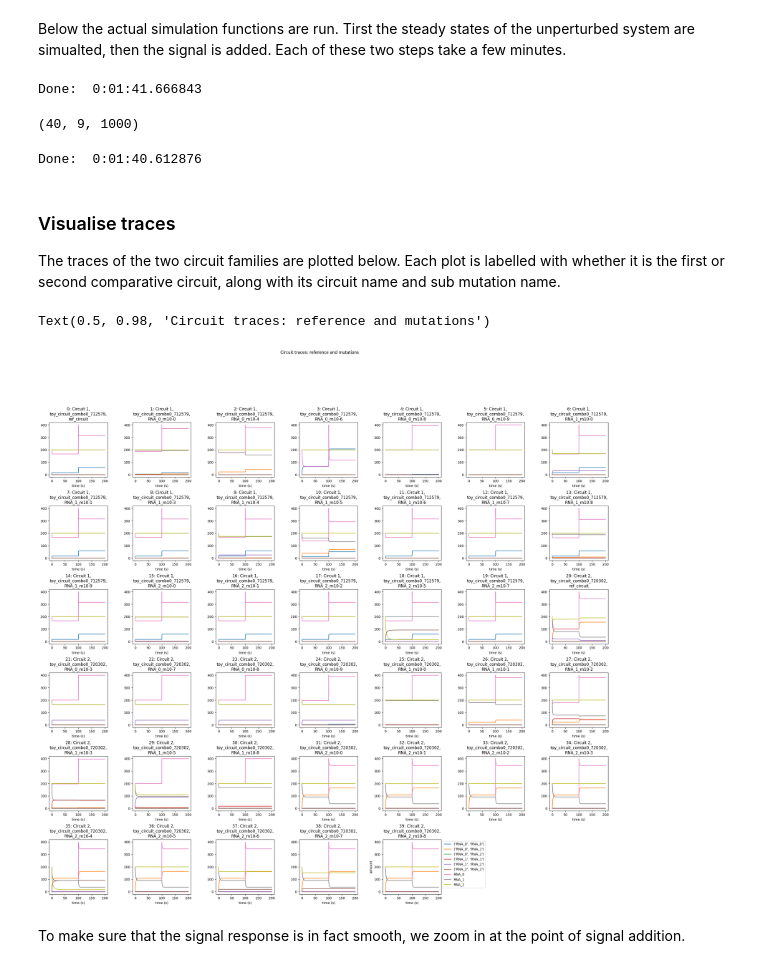
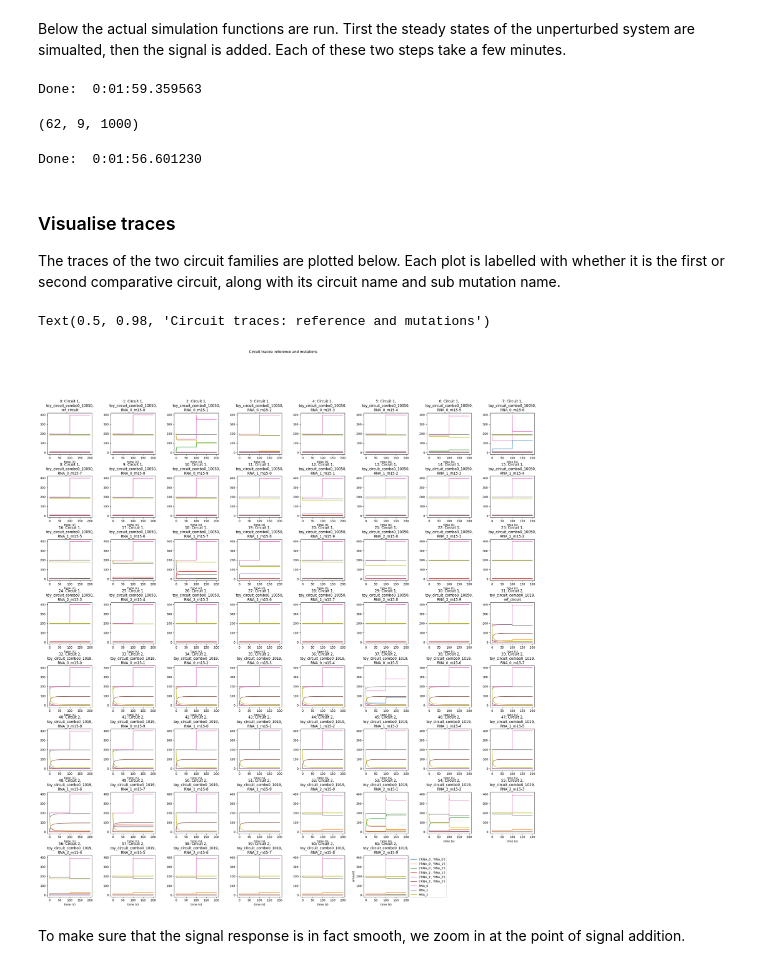
Before and after one commit to olive004/synbio_morpher, a Jupyter notebook: notebooks/15_circuit_case_study.ipynb, the cells around one changed output. Saved outputs shown, nothing was run; the diff lists cells and outputs as text; code cells hidden in the pictures.

Commit message:
fixed data dir definition

```diff
--- a/notebooks/15_circuit_case_study.ipynb
+++ b/notebooks/15_circuit_case_study.ipynb
@@ -89,13 +72,17 @@ In order to find good candidates for a case study, we want to look at circuits w
 # %% [markdown]
 ### Load Data
 # %%
-fn = '../data/ensemble_mutation_effect_analysis/2023_06_05_164913/summarise_simulation/tabulated_mutation_info.csv'
+# fn = '../data/ensemble_mutation_effect_analysis/2023_06_05_164913/summarise_simulation/tabulated_mutation_info.csv'
+fn = '../data/summarise_simulation/2023_07_17_222747/tabulated_mutation_info.csv'
 og_dir = '../data/generate_seqs_flexible/2023_04_17_205800/'
 data = pd.read_csv(fn)
 # data, num_group_cols, num_bs_cols, numerical_cols, key_cols, mutation_log, bs_range_cols = proc_info(data)
 # dfm = melt(data[data['sample_name'] == 'RNA_0'], num_group_cols, num_bs_cols, numerical_cols, key_cols, mutation_log, bs_range_cols)
+# %%
+data = data.drop(data[data['sample_name'].isna()].index)
 # %%
-config = load_json_as_dict(os.path.join(fn.split('summarise')[0], 'mutation_effect_on_interactions_signal', 'experiment.json'))
+# config = load_json_as_dict(os.path.join(fn.split('summarise')[0], 'mutation_effect_on_interactions_signal', 'experiment.json'))
+config = load_json_as_dict('/home/wadh6511/Kode/synbio_morpher/data/summarise_simulation/2023_07_17_222747/mutation_experiment.json')
 config = config['config_filepath']
 config['experiment']['purpose'] = 'tests'
 # %% [markdown]
@@ -230,7 +217,7 @@ def load_circuit(circ_row, config, og_dir: str):
                     'energies': flatten_to_matrix(circ_row[get_true_interaction_cols(data, 'energies')].values.squeeze()),
                     'binding_sites': flatten_to_matrix(circ_row[get_true_interaction_cols(data, 'binding_sites')].values.squeeze())}
     circuit = construct_circuit_from_cfg({
-        'data_path': circ_path,
+        'data_path': circ_path.replace('toy_mRNA_circuit_', 'toy_circuit_combo0_'),
         'interactions': interactions
     }, config)
     circuit.subname = circ_row['mutation_name']
@@ -244,9 +231,9 @@ def batch_load(circ_rows: pd.DataFrame, ref_c: pd.DataFrame, og_dir: str, config
         circuits.append(load_circuit(circ_row=circ_row, config=config, og_dir=og_dir))
     return circuits
 
-circ_rows1 = data[(data['circuit_name'] == circ1_m_df['circuit_name'].values[0]) & (data['mutation_num'] == circ1_m_df['mutation_num'].values[0]) & (data['num_interacting'] | data['num_self_interacting']) & (data['sample_name'] == 'RNA_2')]
+circ_rows1 = data[(data['circuit_name'] == circ1_m_df['circuit_name'].values[0]) & (data['mutation_num'] == circ1_m_df['mutation_num'].values[0]) & ((data['num_interacting'] != 0) | (data['num_self_interacting'] != 0)) & (data['sample_name'] == 'RNA_2')]
 ref_c1 = data[(data['circuit_name'] == circ1_m_df['circuit_name'].values[0]) & (data['mutation_name'] == 'ref_circuit') & (data['sample_name'] == 'RNA_2')]
-circ_rows2 = data[(data['circuit_name'] == circ2_m_df['circuit_name'].values[0]) & (data['mutation_num'] == circ2_m_df['mutation_num'].values[0]) & (data['num_interacting'] | data['num_self_interacting']) & (data['sample_name'] == 'RNA_2')]
+circ_rows2 = data[(data['circuit_name'] == circ2_m_df['circuit_name'].values[0]) & (data['mutation_num'] == circ2_m_df['mutation_num'].values[0]) & ((data['num_interacting'] != 0) | (data['num_self_interacting'] != 0)) & (data['sample_name'] == 'RNA_2')]
 ref_c2 = data[(data['circuit_name'] == circ2_m_df['circuit_name'].values[0]) & (data['mutation_name'] == 'ref_circuit') & (data['sample_name'] == 'RNA_2')]
 circuits1 = batch_load(circ_rows1, ref_c1, og_dir, config)
 circuits2 = batch_load(circ_rows2, ref_c2, og_dir, config)
@@ -322,11 +302,11 @@ b_steady_states = (b_copynumbers[:, :, -1] * ((signal.onehot == 0) * 1)) + \
 #                                 'steady_states').analytics['initial_steady_states'].flatten() *
 #                              signal.func.keywords['target']) * signal.onehot
 # %% [output]
-Done:  0:01:41.666843
+Done:  0:01:59.359563
 # %%
 b_copynumbers.shape
 # %% [output]
-(40, 9, 1000)
+(62, 9, 1000)
 # %%
 
 b_new_copynumbers, tyy = simulate_steady_states(
@@ -343,7 +323,7 @@ for i, c in enumerate(circuits):
     if not c.use_prod_and_deg:
         b_new_copynumbers[i, :, :] = np.concatenate([np.expand_dims(b_copynumbers[i, :, -1], axis=1), b_new_copynumbers[i, :, :-1]], axis=1)
 # %% [output]
-Done:  0:01:40.612876
+Done:  0:01:56.601230
 # %% [markdown]
 ### Visualise traces
 
@@ -351,23 +331,23 @@ The traces of the two circuit families are plotted below. Each plot is labelled
 # %%
 num_circuits = len(circuits)
 nm=0
 tdisplay = (0, len(tss) + len(tyy))
 fig = plt.figure(figsize=(30, 30))
 fig.subplots_adjust(hspace=0.525, wspace=0.425)
 for i, circ in enumerate(circuits):
-    ax = plt.subplot(7,7,i+1)
+    ax = plt.subplot(8,8,i+1)
     plt.plot(np.concatenate([tss, tyy + tss[-1]])[tdisplay[0]:tdisplay[1]], np.concatenate([b_copynumbers[i].T, b_new_copynumbers[i].T])[tdisplay[0]:tdisplay[1]])
     circ_type = 'Circuit 2' if circ in circuits2 else 'Circuit 1'
     plt.title(f'{i}: {circ_type},\n{circuits[i].name},\n{circuits[i].subname}')
     plt.xlabel('time (s)')
 plt.legend([s.name for s in circuits[0].model.species], loc='upper right')
 sns.move_legend(ax, 'upper left', bbox_to_anchor=(1,1))
 plt.ylabel('amount')
 
 plt.suptitle('Circuit traces: reference and mutations')
 # %% [output]
 Text(0.5, 0.98, 'Circuit traces: reference and mutations')
-[figure, old version]
+[figure, new version]
 # %% [markdown]
 To make sure that the signal response is in fact smooth, we zoom in at the point of signal addition.
 # %%
```
Also changed, not shown: parts of 23 cells of this notebook, 1 other file.
